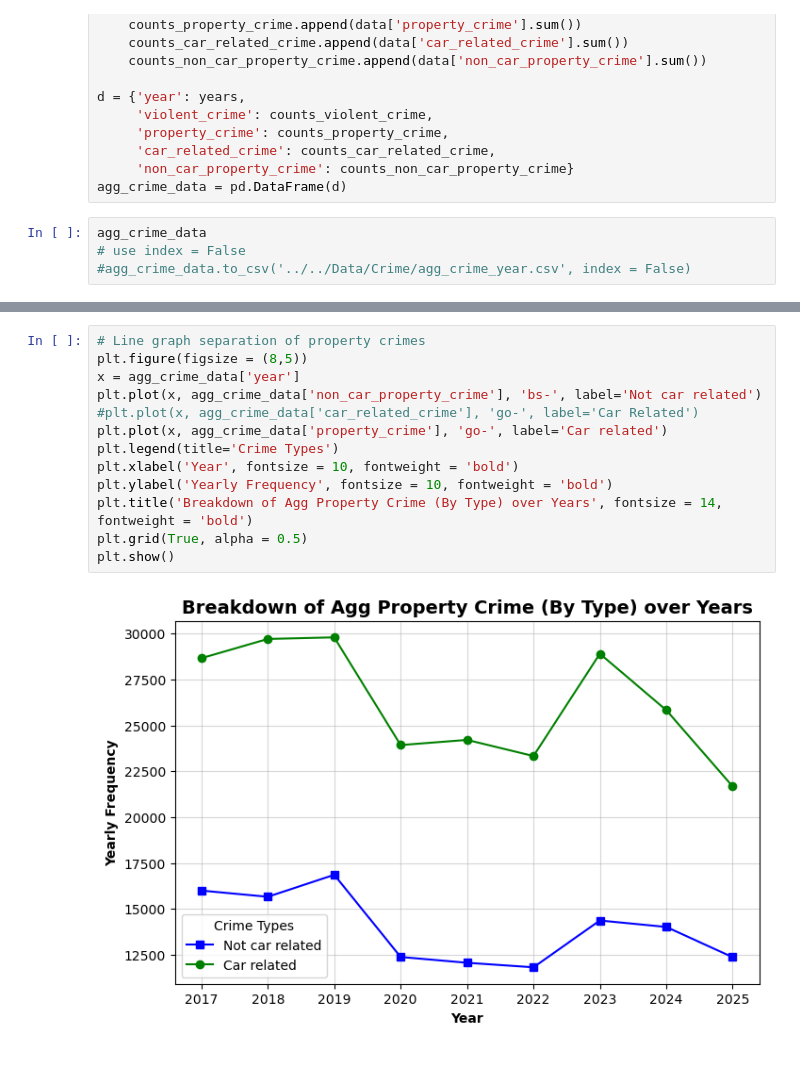
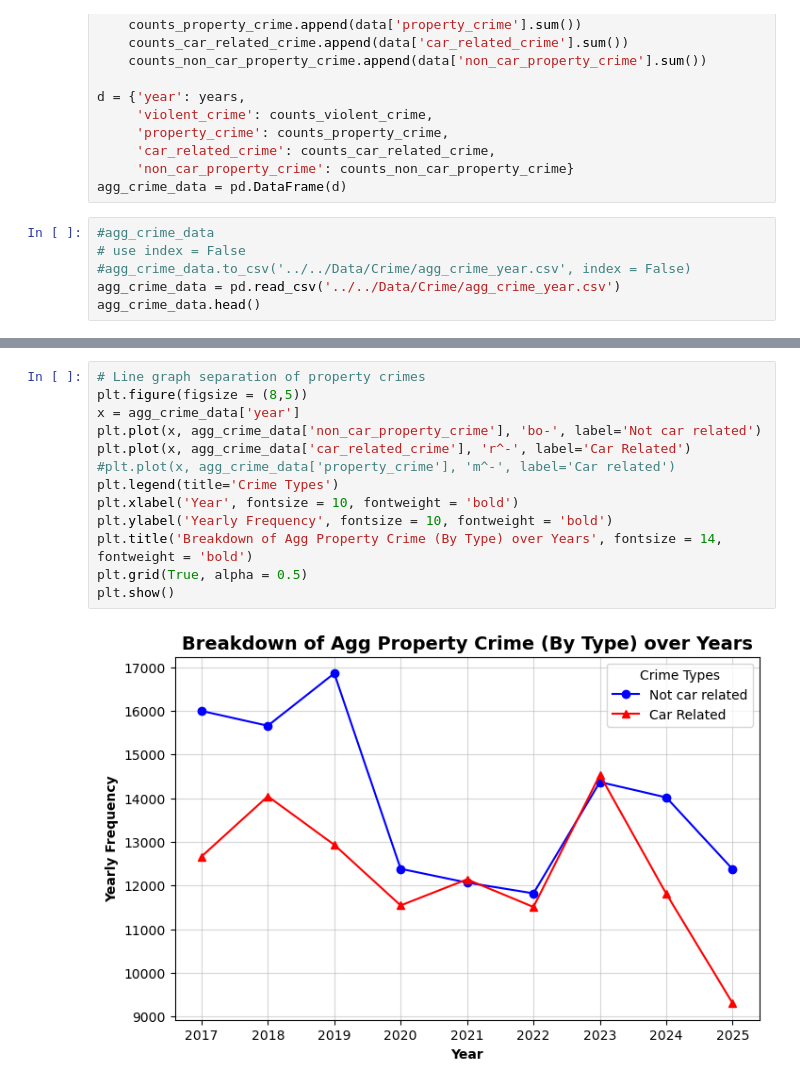
Before and after one commit to iansargent/DC-Metro-Crime, a Jupyter notebook: Scripts/Analysis/time_crime.ipynb, the cells around one changed output, grey strips where cells are left out. Saved outputs shown, nothing was run; the diff lists cells and outputs as text.

```diff
--- a/Scripts/Analysis/time_crime.ipynb
+++ b/Scripts/Analysis/time_crime.ipynb
@@ -68,6 +68,8 @@ d = {'year': years,
      'non_car_property_crime': counts_non_car_property_crime}
 agg_crime_data = pd.DataFrame(d)
 # %%
-agg_crime_data
+#agg_crime_data
 # use index = False
 #agg_crime_data.to_csv('../../Data/Crime/agg_crime_year.csv', index = False)
+agg_crime_data = pd.read_csv('../../Data/Crime/agg_crime_year.csv')
+agg_crime_data.head()
@@ -89,15 +97,15 @@ plt.show()
 # %%
 # Line graph separation of property crimes
 plt.figure(figsize = (8,5))
 x = agg_crime_data['year']
-plt.plot(x, agg_crime_data['non_car_property_crime'], 'bs-', label='Not car related')
-#plt.plot(x, agg_crime_data['car_related_crime'], 'go-', label='Car Related')
-plt.plot(x, agg_crime_data['property_crime'], 'go-', label='Car related')
+plt.plot(x, agg_crime_data['non_car_property_crime'], 'bo-', label='Not car related')
+plt.plot(x, agg_crime_data['car_related_crime'], 'r^-', label='Car Related')
+#plt.plot(x, agg_crime_data['property_crime'], 'm^-', label='Car related')
 plt.legend(title='Crime Types')
 plt.xlabel('Year', fontsize = 10, fontweight = 'bold')
 plt.ylabel('Yearly Frequency', fontsize = 10, fontweight = 'bold')
 plt.title('Breakdown of Agg Property Crime (By Type) over Years', fontsize = 14, fontweight = 'bold')
 plt.grid(True, alpha = 0.5)
 plt.show()
 # %% [output]
-[figure, old version]
+[figure, new version]
```
Also changed, not shown: parts of 3 cells of this notebook.
